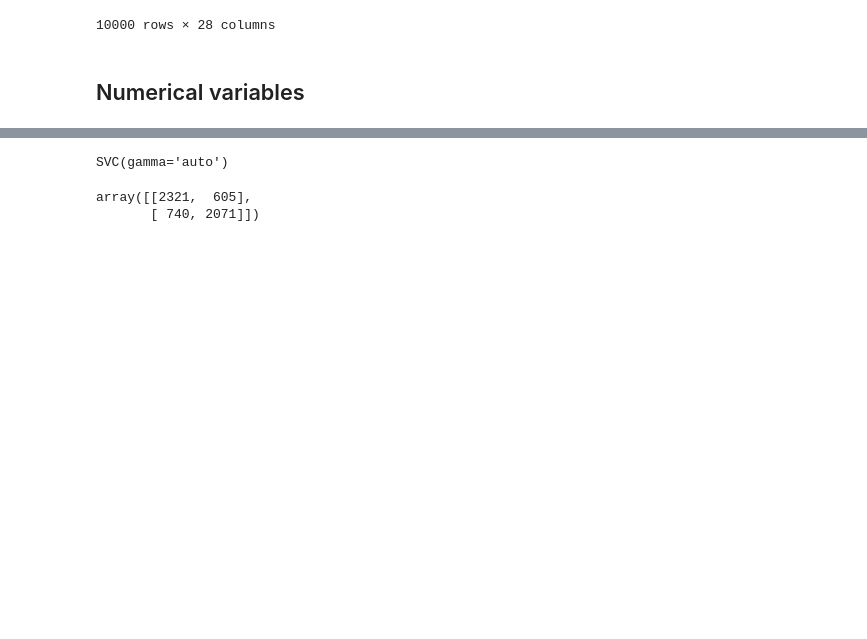
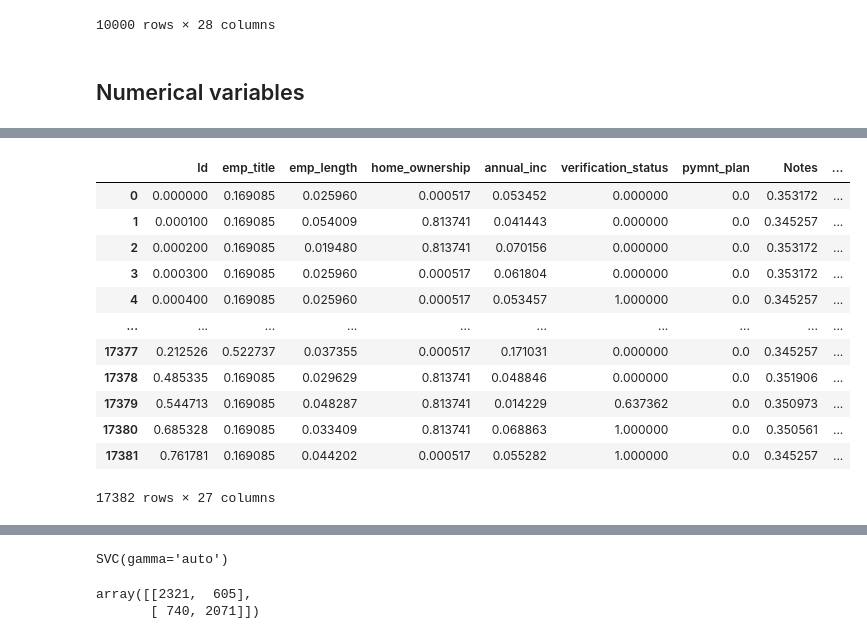
Before and after one commit to OuedraogoAbdoul/loan_prediction, a Jupyter notebook: notebooks/loan_data_analysis.ipynb, the cells around one changed output, grey strips where cells are left out. Cells and saved outputs as stored; diff of their text form; code cells hidden in the pictures; blank space fills up the shorter version.

```diff
--- a/notebooks/loan_data_analysis.ipynb
+++ b/notebooks/loan_data_analysis.ipynb
@@ -313,3 +313,19 @@ smtomek = SMOTETomek(
 )
 
 X_smtl, y_smtl = smtomek.fit_resample(scaled_data.drop(columns=["is_bad"]), scaled_data["is_bad"])
+# %%
+X_smtl
+# %% [output]
+|  | Id | emp_title | emp_length | home_ownership | annual_inc | verification_status | pymnt_plan | Notes | ... |
+| 0 | 0.000000 | 0.169085 | 0.025960 | 0.000517 | 0.053452 | 0.000000 | 0.0 | 0.353172 | ... |
+| 1 | 0.000100 | 0.169085 | 0.054009 | 0.813741 | 0.041443 | 0.000000 | 0.0 | 0.345257 | ... |
+| 2 | 0.000200 | 0.169085 | 0.019480 | 0.813741 | 0.070156 | 0.000000 | 0.0 | 0.353172 | ... |
+| 3 | 0.000300 | 0.169085 | 0.025960 | 0.000517 | 0.061804 | 0.000000 | 0.0 | 0.353172 | ... |
+| 4 | 0.000400 | 0.169085 | 0.025960 | 0.000517 | 0.053457 | 1.000000 | 0.0 | 0.345257 | ... |
+| ... | ... | ... | ... | ... | ... | ... | ... | ... | ... |
+| 17377 | 0.212526 | 0.522737 | 0.037355 | 0.000517 | 0.171031 | 0.000000 | 0.0 | 0.345257 | ... |
+| 17378 | 0.485335 | 0.169085 | 0.029629 | 0.813741 | 0.048846 | 0.000000 | 0.0 | 0.351906 | ... |
+| 17379 | 0.544713 | 0.169085 | 0.048287 | 0.813741 | 0.014229 | 0.637362 | 0.0 | 0.350973 | ... |
+| 17380 | 0.685328 | 0.169085 | 0.033409 | 0.813741 | 0.068863 | 1.000000 | 0.0 | 0.350561 | ... |
+| 17381 | 0.761781 | 0.169085 | 0.044202 | 0.000517 | 0.055282 | 1.000000 | 0.0 | 0.345257 | ... |
+17382 rows × 27 columns
```
Also changed, not shown: parts of 11 cells of this notebook, 11 other files.
